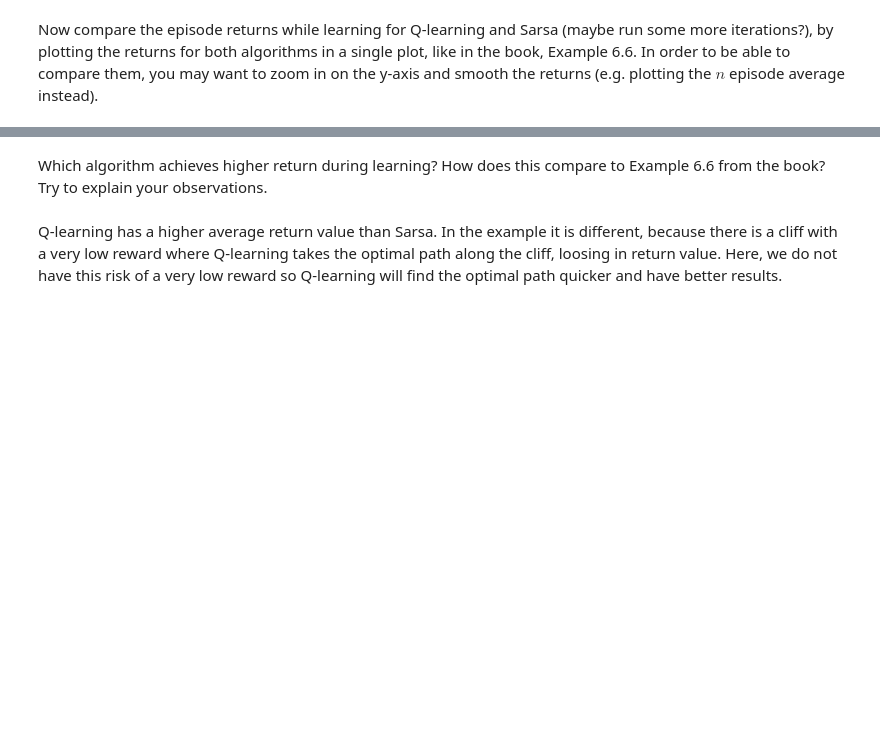
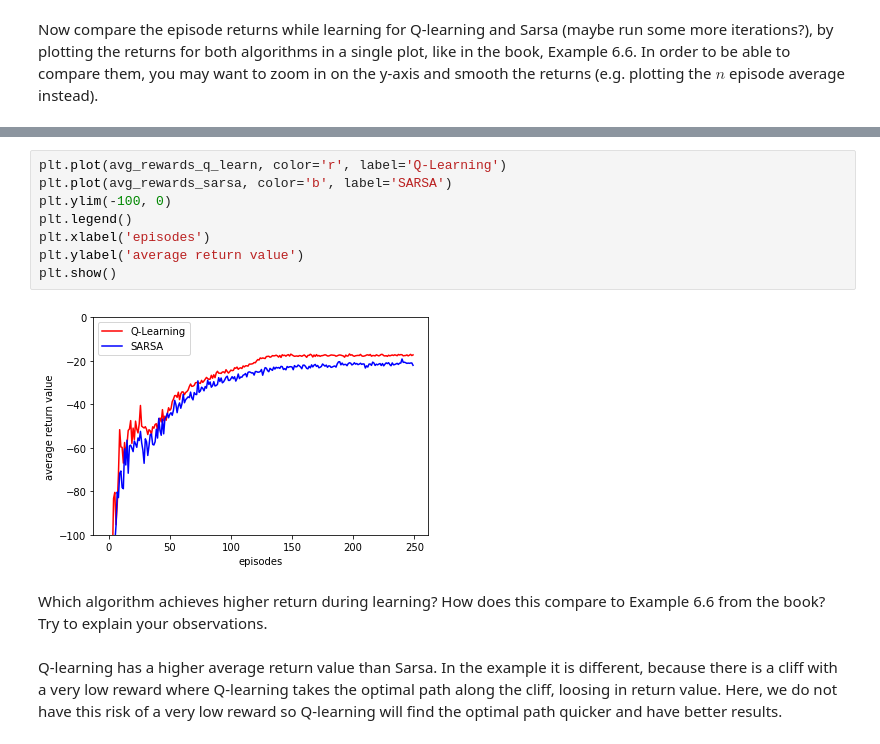
Before and after one commit to jan-huiskes/RL, a Jupyter notebook: lab2/Tim_10740929_10385657_lab2.ipynb, the cells around one changed output, grey strips where cells are left out. Drawn from its saved outputs; the diff is of its cells as text; blank space fills up the shorter version.

```diff
--- a/lab2/Tim_10740929_10385657_lab2.ipynb
+++ b/lab2/Tim_10740929_10385657_lab2.ipynb
@@ -205,3 +236,13 @@ plt.show()
+# %%
+plt.plot(avg_rewards_q_learn, color='r', label='Q-Learning')
+plt.plot(avg_rewards_sarsa, color='b', label='SARSA')
+plt.ylim(-100, 0)
+plt.legend()
+plt.xlabel('episodes')
+plt.ylabel('average return value')
+plt.show()
+# %% [output]
+[figure, added]
 # %% [markdown]
 Which algorithm achieves higher return during learning? How does this compare to Example 6.6 from the book? Try to explain your observations.
 # %% [markdown]
```
Also changed, not shown: parts of 14 cells of this notebook, 2 other files.
